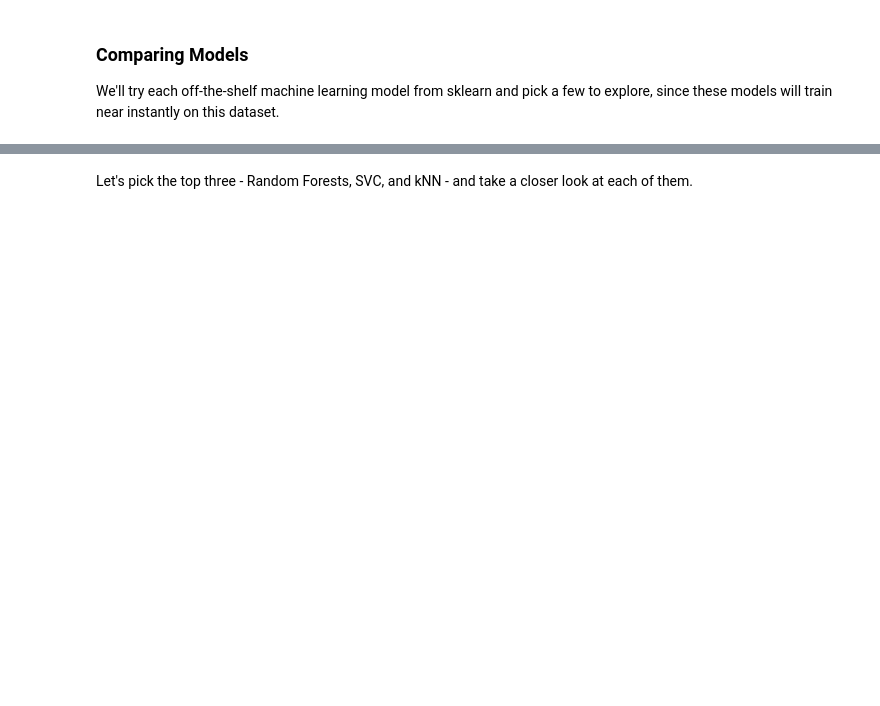
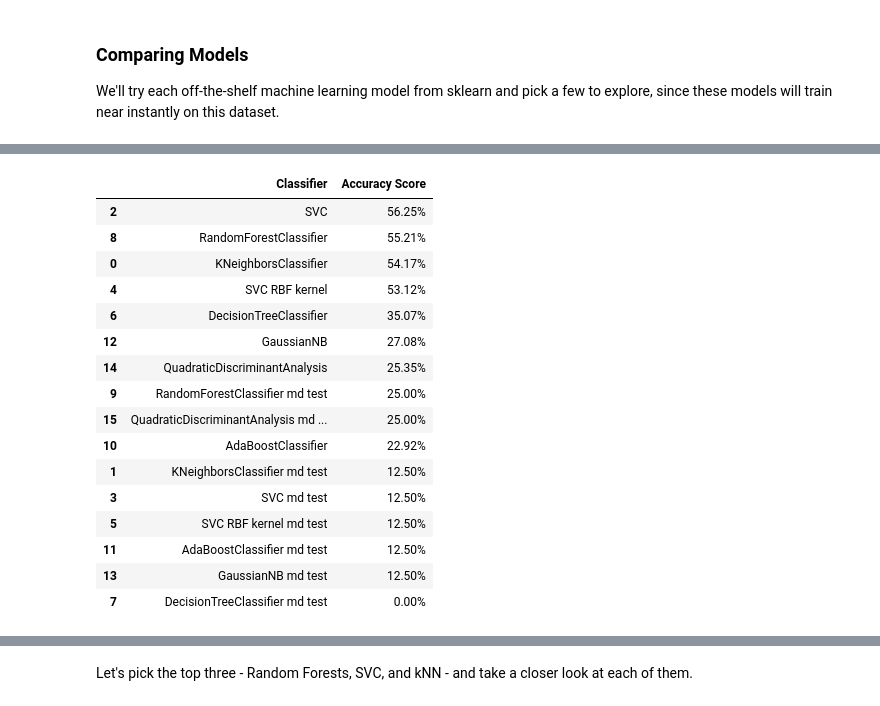
Before and after one commit to yuukionna022/Week3-ClassicML, a Jupyter notebook: Week_3_MachineLearning.ipynb, the cells around one changed output, grey strips where cells are left out. Saved outputs shown, nothing was run; the diff lists cells and outputs as text; code cells hidden in the pictures; blank space fills up the shorter version.

```diff
--- a/Week_3_MachineLearning.ipynb
+++ b/Week_3_MachineLearning.ipynb
@@ -536,32 +697,52 @@ scores_df.sort_values(by='Accuracy Score',axis=0,ascending=False)
 # %%
 from sklearn.neighbors import KNeighborsClassifier
 from sklearn.svm import SVC
 from sklearn.tree import DecisionTreeClassifier
 from sklearn.ensemble import RandomForestClassifier, AdaBoostClassifier
 from sklearn.naive_bayes import GaussianNB
 from sklearn.discriminant_analysis import QuadraticDiscriminantAnalysis
+
+#testing on my data added into original table
 
 classification_models = [
     KNeighborsClassifier(),#(3),
     SVC(kernel='linear'),#, C=0.025),
     SVC(kernel='rbf'),
     DecisionTreeClassifier(),#max_depth=5),
     RandomForestClassifier(),#max_depth=5, n_estimators=10, max_features=1),
     AdaBoostClassifier(),
     GaussianNB(),
     QuadraticDiscriminantAnalysis()]
 
 scores = []
-#score_on_my_data = []
+score_on_my_data = []
 for model in classification_models:
     model.fit(X_train_scaled, y_train)
     score = model.score(X_test_scaled, y_test)
-    #score_on_my_data.append(model.score(feature_my_data, emotions_my_data))
-    #make a copy of it
+    my_score = model.score(features_my_data, emotion_my_data)
+    score_on_my_data.append(my_score)
     model_name = type(model).__name__
     if model_name=='SVC' and model.kernel=='rbf': model_name+=' RBF kernel'
     scores.append((model_name,(f'{100*score:.2f}%')))
-    #add line of code to make it test on our files
+    scores.append((model_name + ' md test',(f'{100*my_score:.2f}%')))
 # Make it pretty
 scores_df = pd.DataFrame(scores,columns=['Classifier','Accuracy Score'])
 scores_df.sort_values(by='Accuracy Score',axis=0,ascending=False)
+# %% [output]
+|  | Classifier | Accuracy Score |
+| 2 | SVC | 56.25% |
+| 8 | RandomForestClassifier | 55.21% |
+| 0 | KNeighborsClassifier | 54.17% |
+| 4 | SVC RBF kernel | 53.12% |
+| 6 | DecisionTreeClassifier | 35.07% |
+| 12 | GaussianNB | 27.08% |
+| 14 | QuadraticDiscriminantAnalysis | 25.35% |
+| 9 | RandomForestClassifier md test | 25.00% |
+| 15 | QuadraticDiscriminantAnalysis md ... | 25.00% |
+| 10 | AdaBoostClassifier | 22.92% |
+| 1 | KNeighborsClassifier md test | 12.50% |
+| 3 | SVC md test | 12.50% |
+| 5 | SVC RBF kernel md test | 12.50% |
+| 11 | AdaBoostClassifier md test | 12.50% |
+| 13 | GaussianNB md test | 12.50% |
+| 7 | DecisionTreeClassifier md test | 0.00% |
```
Also changed, not shown: parts of 17 cells of this notebook.
